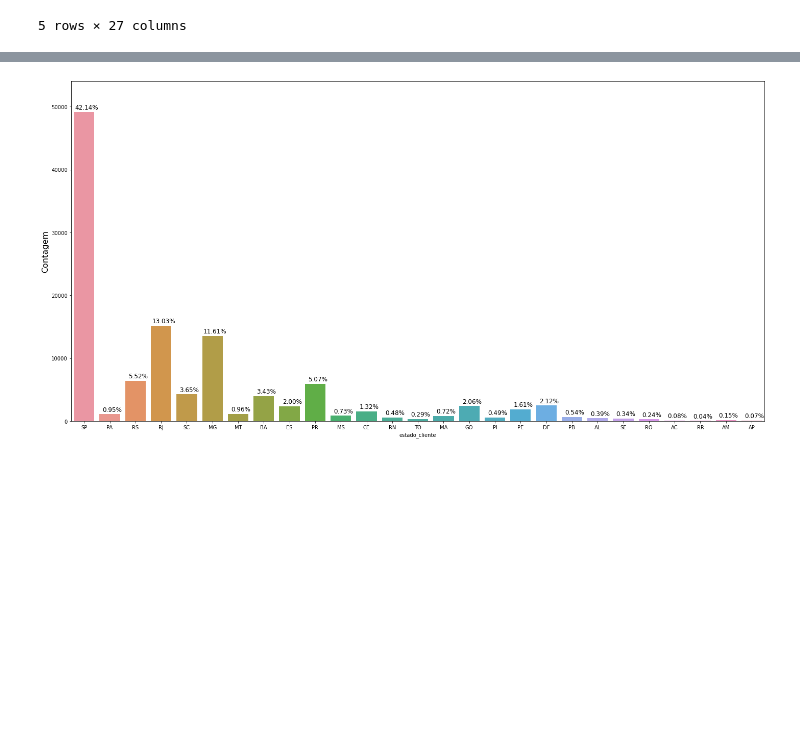
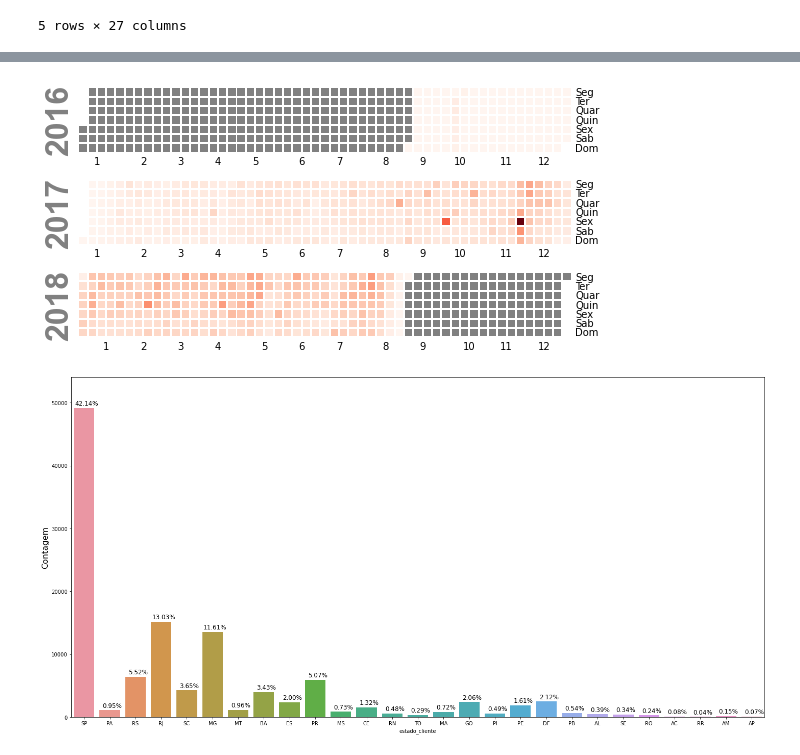
Before and after one commit to carlosal249/Model-R.F.M, a Jupyter notebook: Trando_dados.ipynb, the cells around one changed output, grey strips where cells are left out. Saved outputs shown, nothing was run; the diff lists cells and outputs as text; code cells hidden in the pictures; blank space fills up the shorter version.

```diff
--- a/Trando_dados.ipynb
+++ b/Trando_dados.ipynb
@@ -36,3 +57,13 @@ data.head()
+# %%
+calmap.calendarplot(
+    eventos,linewidth=1,
+    daylabels=['Seg', 'Ter', 'Quar', 'Quin', 'Sex', 'Sab', 'Dom'],
+    monthlabels=['1', '2', '3', '4', '5', '6', '7', '8', '9', '10', '11', '12'],
+    how='sum', fig_kws=dict(figsize=(8, 4)), fillcolor='grey'
+);
+# Pontos nos Mapas em cinza representam falta de valores para as respectivas datas
+# %% [output]
+[figure, added]
 # %%
 def plot_perc(st, dados):
     plt.figure(figsize=(20, 10))
```
Also changed, not shown: parts of 5 cells of this notebook.
